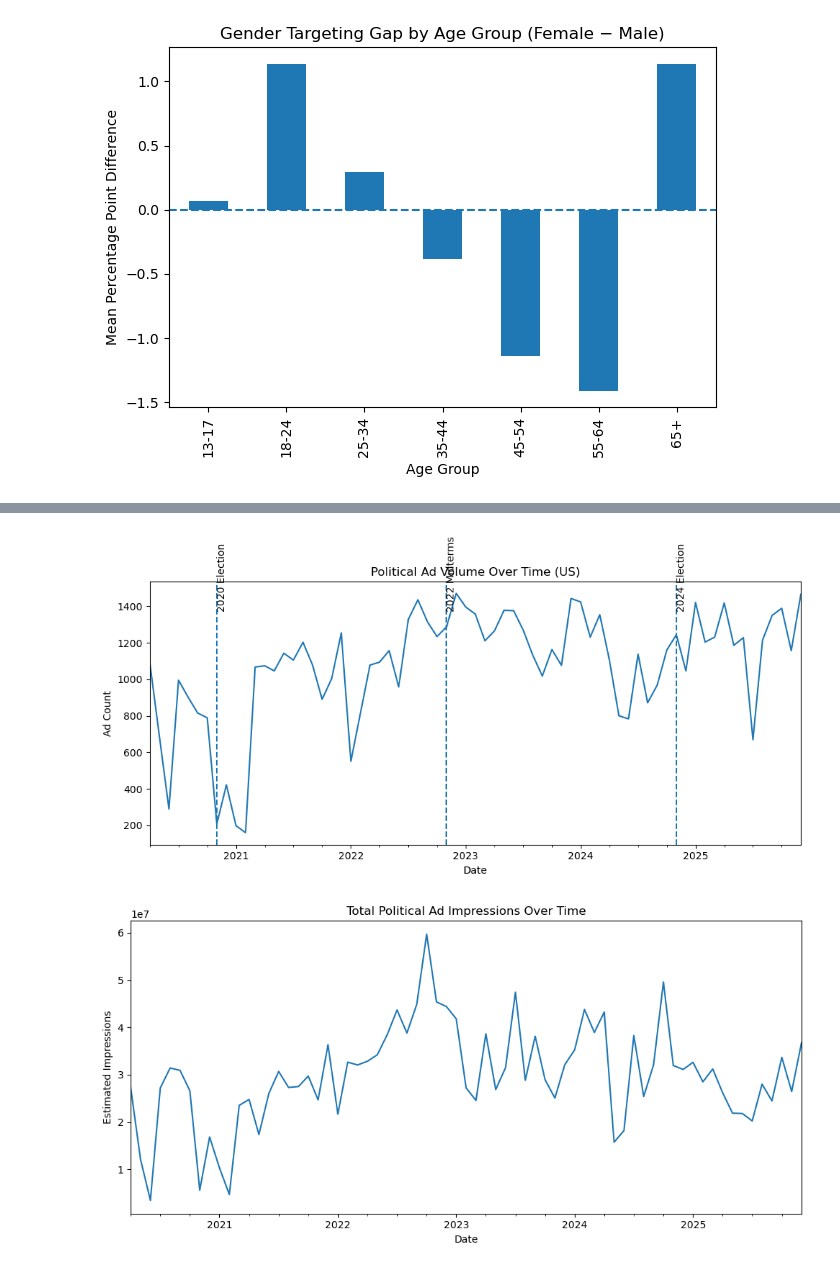
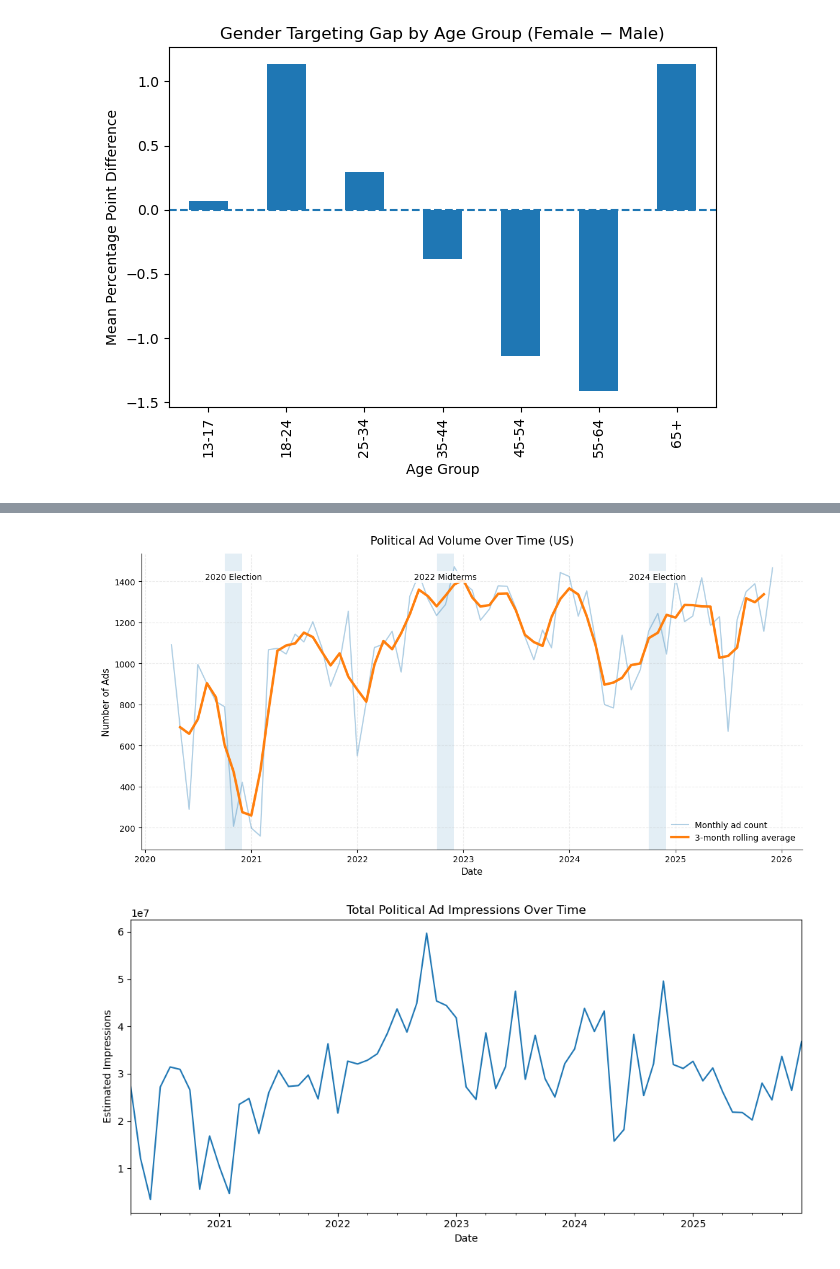
Before and after one commit to jex004/math189-final-project, a Jupyter notebook: claire-eda.ipynb, the cells around one changed output, grey strips where cells are left out. Cells and saved outputs as stored; diff of their text form; code cells hidden in the pictures.

```diff
--- a/claire-eda.ipynb
+++ b/claire-eda.ipynb
@@ -160,33 +160,68 @@ time_df['ad_delivery_start_time'] = pd.to_datetime(time_df['ad_delivery_start_ti
 # %%
 #1
 time_df['year_month'] = time_df['ad_delivery_start_time'].dt.to_period('M')
 
 ads_over_time = (time_df.groupby('year_month').size())
 
+ads_over_time = time_df.groupby("year_month").size()
 ads_over_time.index = ads_over_time.index.to_timestamp()
-important_dates = [
-    ('2020-11-03', '2020 Election'),
-    ('2022-11-08', '2022 Midterms'),
-    ('2024-11-05', '2024 Election')
+
+ads_rolling = ads_over_time.rolling(window=3, center=True).mean()
+
+fig, ax = plt.subplots(figsize=(12, 6))
+
+ax.plot(
+    ads_over_time.index,
+    ads_over_time.values,
+    linewidth=1.5,
+    alpha=0.35,
+    label="Monthly ad count"
+)
+
+ax.plot(
+    ads_rolling.index,
+    ads_rolling.values,
+    linewidth=3,
+    label="3-month rolling average"
+)
+
+# Shade election windows
+election_windows = [
+    ("2020-10-01", "2020-11-30", "2020 Election"),
+    ("2022-10-01", "2022-11-30", "2022 Midterms"),
+    ("2024-10-01", "2024-11-30", "2024 Election"),
 ]
 
-plt.figure(figsize=(10,5))
-ads_over_time.plot()
+ymax = ads_over_time.max()
 
-for date, label in important_dates:
-    plt.axvline(pd.to_datetime(date), linestyle='--')
-    plt.text(pd.to_datetime(date),
-             plt.ylim()[1]*0.9,
-             label,
-             rotation=90)
+for start, end, label in election_windows:
+    start_dt = pd.to_datetime(start)
+    end_dt = pd.to_datetime(end)
+    mid_dt = start_dt + (end_dt - start_dt) / 2
 
-plt.title("Political Ad Volume Over Time (US)")
-plt.ylabel("Ad Count")
-plt.xlabel("Date")
+    ax.axvspan(start_dt, end_dt, alpha=0.12)
+    ax.text(
+        mid_dt,
+        ymax * 0.98,
+        label,
+        ha="center",
+        va="top",
+        fontsize=10,
+        bbox=dict(facecolor="white", edgecolor="none", alpha=0.85, pad=2)
+    )
+
+ax.set_title("Political Ad Volume Over Time (US)", fontsize=14, pad=12)
+ax.set_xlabel("Date", fontsize=11)
+ax.set_ylabel("Number of Ads", fontsize=11)
+ax.grid(True, linestyle="--", alpha=0.25)
+ax.spines["top"].set_visible(False)
+ax.spines["right"].set_visible(False)
+ax.legend(frameon=False)
+
 plt.tight_layout()
 plt.show()
 # %% [output]
-[figure, old version]
+[figure, new version]
 # %%
 #2
 
```
